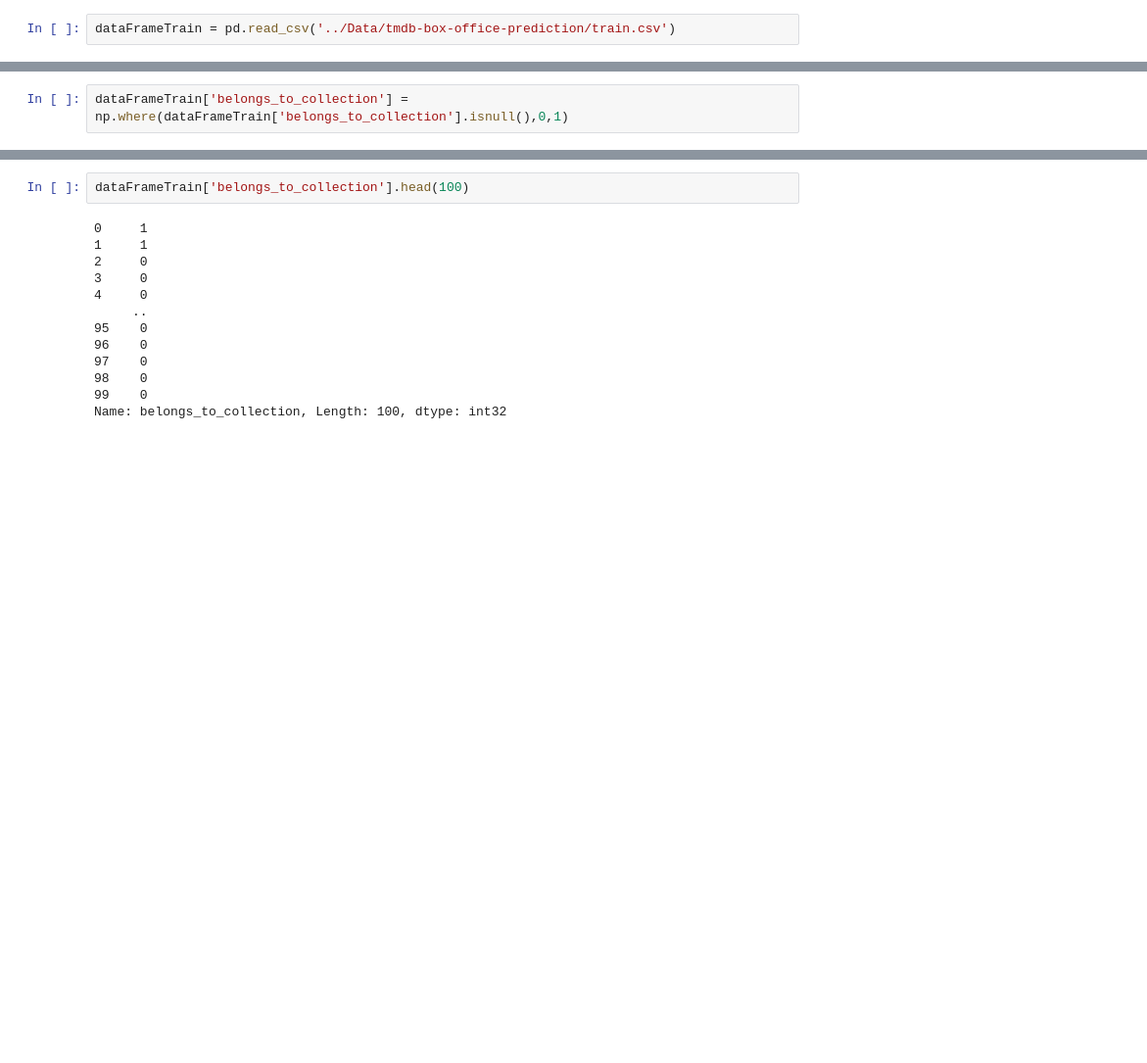
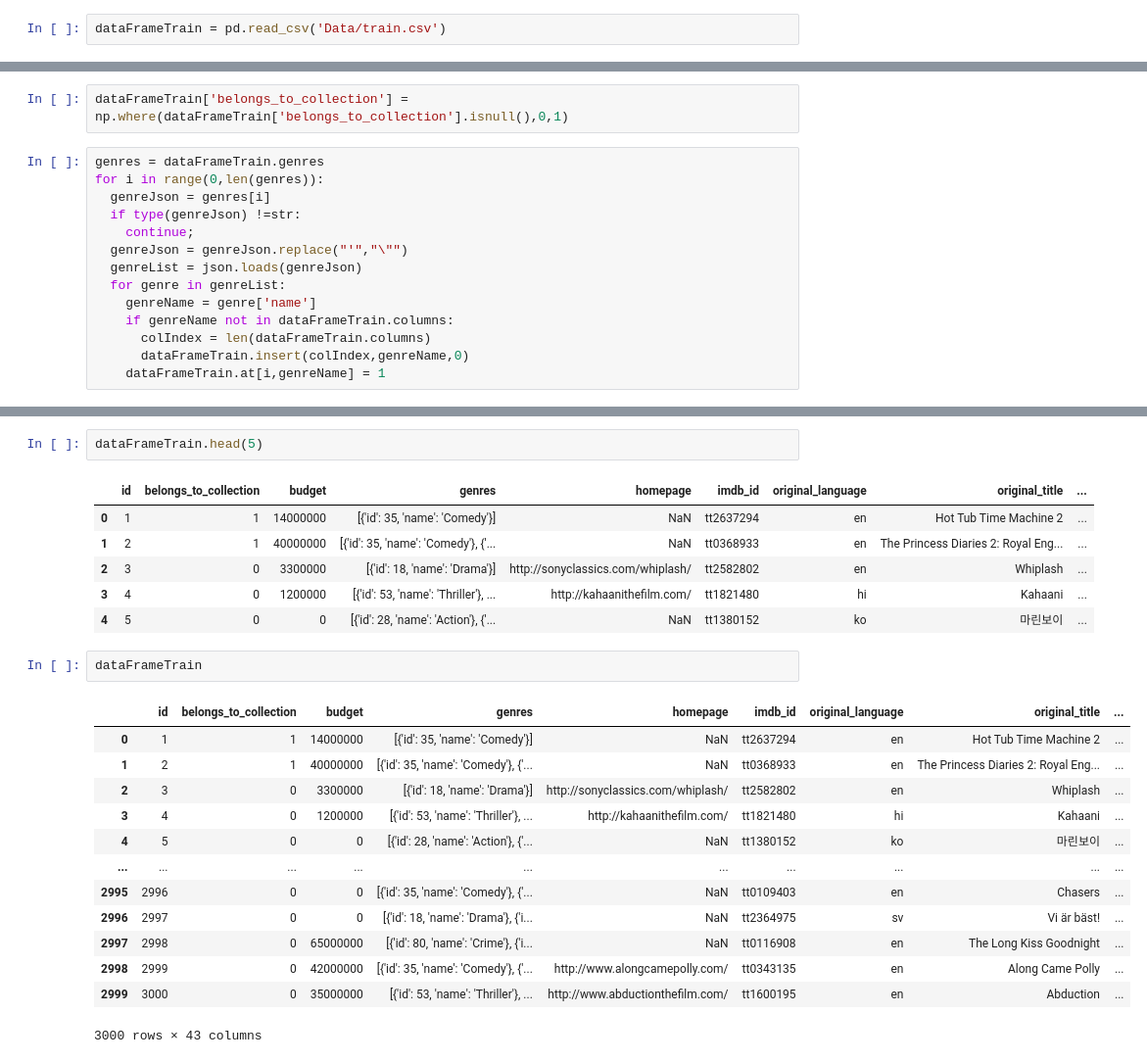
Before and after one commit to Vakul18/Box_Office_Prediction, a Jupyter notebook: FeatureExtraction/FeatureExtraction.ipynb, the cells around one changed output, grey strips where cells are left out. Shown at 98% size. Saved outputs shown, nothing was run; the diff lists cells and outputs as text; blank space fills up the shorter version.

```diff
--- a/FeatureExtraction/FeatureExtraction.ipynb
+++ b/FeatureExtraction/FeatureExtraction.ipynb
@@ -2,4 +5,4 @@
 import pandas as pd
 import numpy as np
 # %%
-dataFrameTrain = pd.read_csv('../Data/tmdb-box-office-prediction/train.csv')
+dataFrameTrain = pd.read_csv('Data/train.csv')
@@ -25,2 +9,16 @@ dataFrameTrain.head(10)
 # %%
 dataFrameTrain['belongs_to_collection'] = np.where(dataFrameTrain['belongs_to_collection'].isnull(),0,1)
+# %%
+genres = dataFrameTrain.genres
+for i in range(0,len(genres)):
+  genreJson = genres[i]
+  if type(genreJson) !=str:
+    continue;
+  genreJson = genreJson.replace("'","\"")
+  genreList = json.loads(genreJson)
+  for genre in genreList:
+    genreName = genre['name']
+    if genreName not in dataFrameTrain.columns:
+      colIndex = len(dataFrameTrain.columns)
+      dataFrameTrain.insert(colIndex,genreName,0)
+    dataFrameTrain.at[i,genreName] = 1
@@ -27,15 +44,25 @@ dataFrameTrain['belongs_to_collection'] = np.where(dataFrameTrain['belongs_to_co
 # %%
-dataFrameTrain['belongs_to_collection'].head(100)
+dataFrameTrain.head(5)
 # %% [output]
-0     1
-1     1
-2     0
-3     0
-4     0
-     ..
-95    0
-96    0
-97    0
-98    0
-99    0
-Name: belongs_to_collection, Length: 100, dtype: int32
+|  | id | belongs_to_collection | budget | genres | homepage | imdb_id | original_language | original_title | ... |
+| 0 | 1 | 1 | 14000000 | [{'id': 35, 'name': 'Comedy'}] | NaN | tt2637294 | en | Hot Tub Time Machine 2 | ... |
+| 1 | 2 | 1 | 40000000 | [{'id': 35, 'name': 'Comedy'}, {'... | NaN | tt0368933 | en | The Princess Diaries 2: Royal Eng... | ... |
+| 2 | 3 | 0 | 3300000 | [{'id': 18, 'name': 'Drama'}] | http://sonyclassics.com/whiplash/ | tt2582802 | en | Whiplash | ... |
+| 3 | 4 | 0 | 1200000 | [{'id': 53, 'name': 'Thriller'}, ... | http://kahaanithefilm.com/ | tt1821480 | hi | Kahaani | ... |
+| 4 | 5 | 0 | 0 | [{'id': 28, 'name': 'Action'}, {'... | NaN | tt1380152 | ko | 마린보이 | ... |
+# %%
+dataFrameTrain
+# %% [output]
+|  | id | belongs_to_collection | budget | genres | homepage | imdb_id | original_language | original_title | ... |
+| 0 | 1 | 1 | 14000000 | [{'id': 35, 'name': 'Comedy'}] | NaN | tt2637294 | en | Hot Tub Time Machine 2 | ... |
+| 1 | 2 | 1 | 40000000 | [{'id': 35, 'name': 'Comedy'}, {'... | NaN | tt0368933 | en | The Princess Diaries 2: Royal Eng... | ... |
+| 2 | 3 | 0 | 3300000 | [{'id': 18, 'name': 'Drama'}] | http://sonyclassics.com/whiplash/ | tt2582802 | en | Whiplash | ... |
+| 3 | 4 | 0 | 1200000 | [{'id': 53, 'name': 'Thriller'}, ... | http://kahaanithefilm.com/ | tt1821480 | hi | Kahaani | ... |
+| 4 | 5 | 0 | 0 | [{'id': 28, 'name': 'Action'}, {'... | NaN | tt1380152 | ko | 마린보이 | ... |
+| ... | ... | ... | ... | ... | ... | ... | ... | ... | ... |
+| 2995 | 2996 | 0 | 0 | [{'id': 35, 'name': 'Comedy'}, {'... | NaN | tt0109403 | en | Chasers | ... |
+| 2996 | 2997 | 0 | 0 | [{'id': 18, 'name': 'Drama'}, {'i... | NaN | tt2364975 | sv | Vi är bäst! | ... |
+| 2997 | 2998 | 0 | 65000000 | [{'id': 80, 'name': 'Crime'}, {'i... | NaN | tt0116908 | en | The Long Kiss Goodnight | ... |
+| 2998 | 2999 | 0 | 42000000 | [{'id': 35, 'name': 'Comedy'}, {'... | http://www.alongcamepolly.com/ | tt0343135 | en | Along Came Polly | ... |
+| 2999 | 3000 | 0 | 35000000 | [{'id': 53, 'name': 'Thriller'}, ... | http://www.abductionthefilm.com/ | tt1600195 | en | Abduction | ... |
+3000 rows × 43 columns
```
Also changed, not shown: parts of 6 cells of this notebook.
